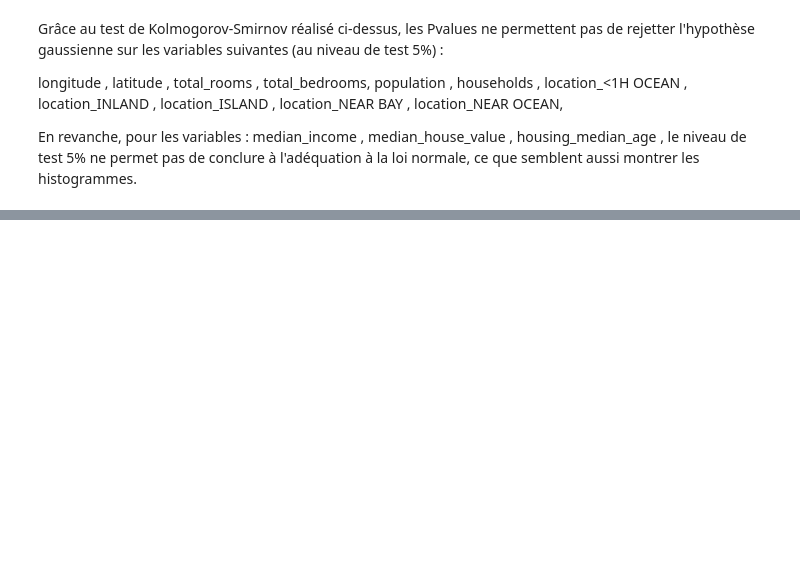
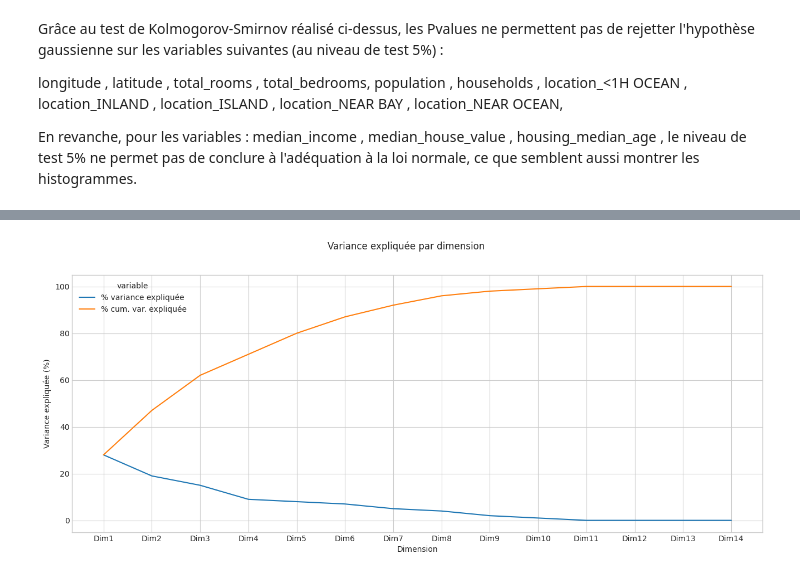
Before and after one commit to kamelbenabdelkader/ML_real_estate_project, a Jupyter notebook: notebook_INFERENCE.ipynb, the cells around one changed output, grey strips where cells are left out. Cells and saved outputs as stored; diff of their text form; code cells hidden in the pictures; blank space fills up the shorter version.

```diff
--- a/notebook_INFERENCE.ipynb
+++ b/notebook_INFERENCE.ipynb
@@ -143,0 +206,15 @@ data.corr(method='pearson')
+# %%
+plt.figure(figsize=(16, 6))
+
+eig2 = eig.filter(["Dimension", "% variance expliquée", "% cum. var. expliquée"]).melt(id_vars = "Dimension")
+g_eig2 = sns.lineplot(x = "Dimension",
+                 y = "value",
+                 hue = "variable",
+                 data = eig2)
+
+g_eig2.set(ylabel = "Variance expliquée (%)")
+g_eig2.figure.suptitle("Variance expliquée par dimension")
+
+plt.show()
+# %% [output]
+[figure, added]
```
Also changed, not shown: parts of 24 cells of this notebook, 1 other file.
